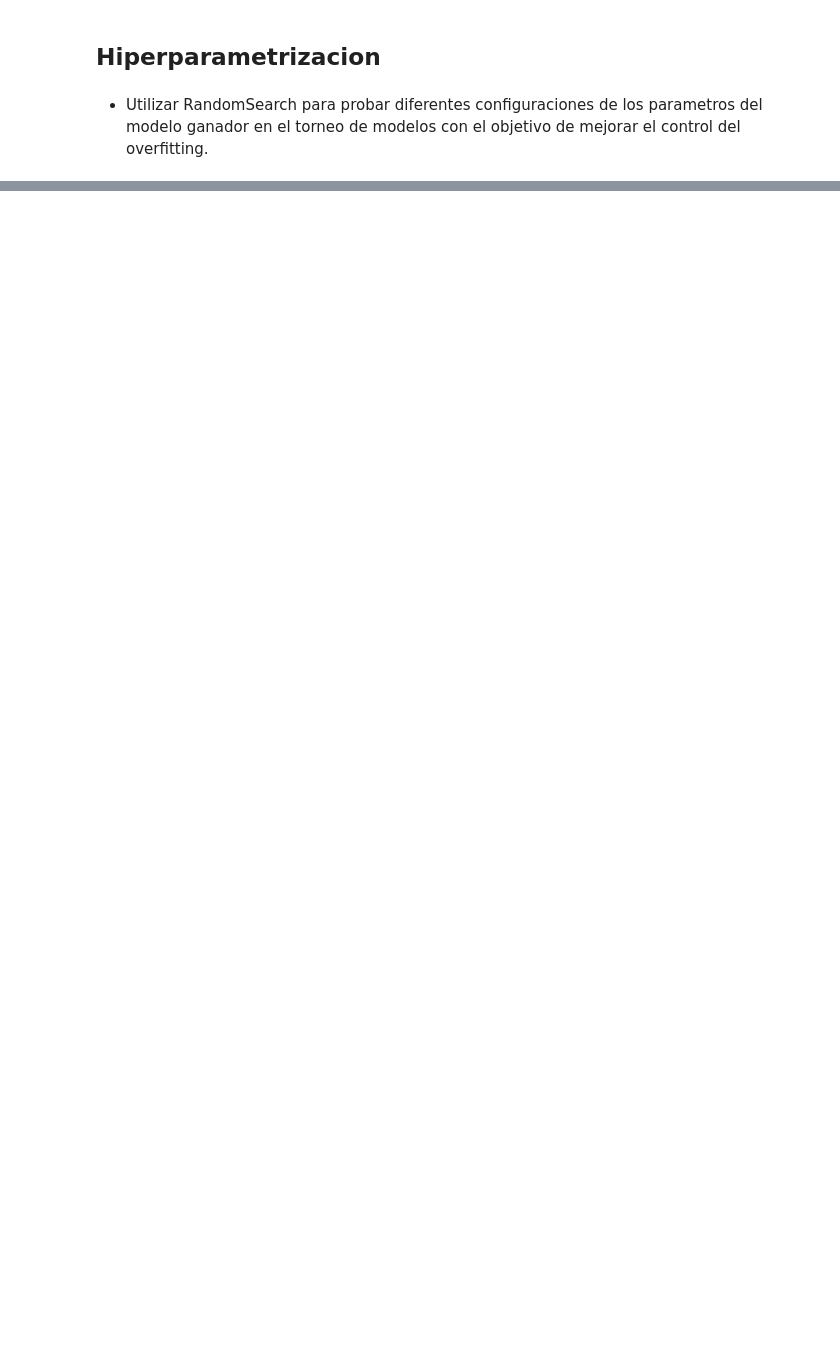
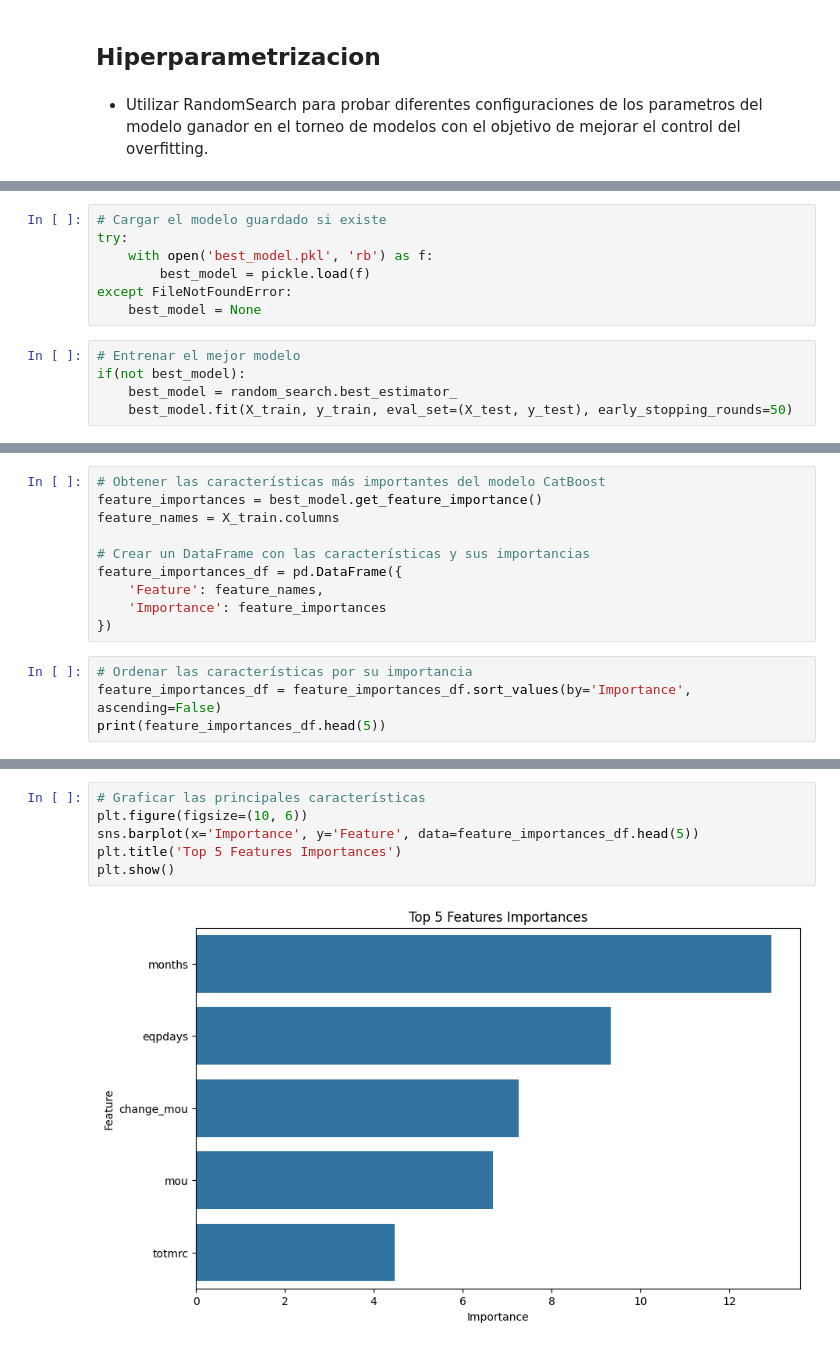
Before and after one commit to morenourey/CHAT, a Jupyter notebook: entregable2/ML_2_Model.ipynb, the cells around one changed output, grey strips where cells are left out. Cells and saved outputs as stored; diff of their text form; blank space fills up the shorter version.

```diff
--- a/entregable2/ML_2_Model.ipynb
+++ b/entregable2/ML_2_Model.ipynb
@@ -331,0 +372,12 @@ DecisionTreeClassifier 0.50887
+# %%
+# Cargar el modelo guardado si existe
+try:
+    with open('best_model.pkl', 'rb') as f:
+        best_model = pickle.load(f)
+except FileNotFoundError:
+    best_model = None
+# %%
+# Entrenar el mejor modelo
+if(not best_model):
+    best_model = random_search.best_estimator_
+    best_model.fit(X_train, y_train, eval_set=(X_test, y_test), early_stopping_rounds=50)
@@ -340,3 +418,17 @@ DecisionTreeClassifier 0.50887
 * Analisis complementarios:
   * Modelos de arboles: Feature Importances, plot de arbol de decision.
   * Modelos lineales: Coeficentes y formula del modelo.
+# %%
+# Obtener las características más importantes del modelo CatBoost
+feature_importances = best_model.get_feature_importance()
+feature_names = X_train.columns
+
+# Crear un DataFrame con las características y sus importancias
+feature_importances_df = pd.DataFrame({
+    'Feature': feature_names,
+    'Importance': feature_importances
+})
+# %%
+# Ordenar las características por su importancia
+feature_importances_df = feature_importances_df.sort_values(by='Importance', ascending=False)
+print(feature_importances_df.head(5))
@@ -342,0 +442,8 @@ DecisionTreeClassifier 0.50887
+# %%
+# Graficar las principales características
+plt.figure(figsize=(10, 6))
+sns.barplot(x='Importance', y='Feature', data=feature_importances_df.head(5))
+plt.title('Top 5 Features Importances')
+plt.show()
+# %% [output]
+[figure, added]
```
Also changed, not shown: parts of 43 cells of this notebook.
